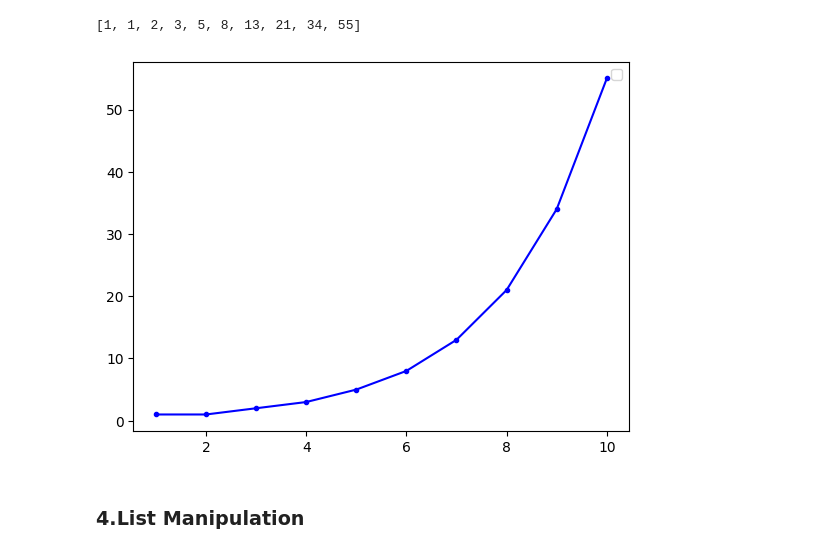
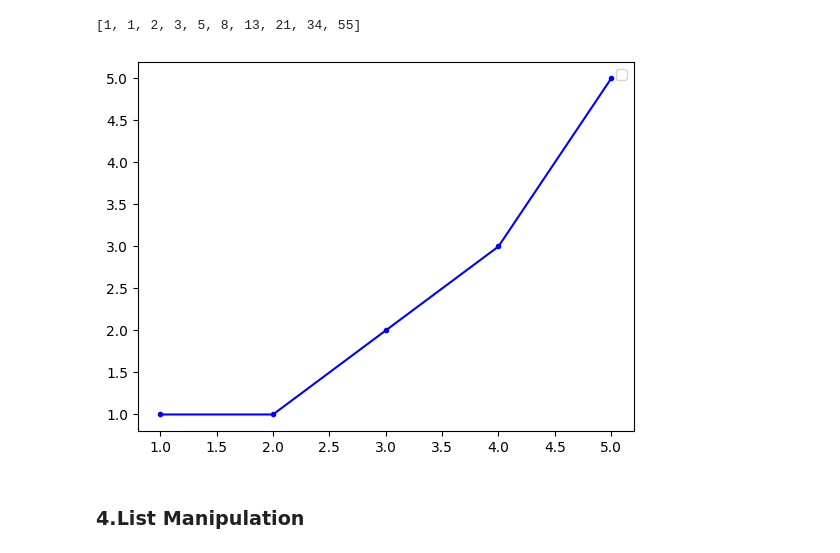
Before and after one commit to AceAryan/ES114-Prereq, a Jupyter notebook: pythonprereq.ipynb, the cells around one changed output. Saved outputs shown, nothing was run; the diff lists cells and outputs as text; code cells hidden in the pictures.

```diff
--- a/pythonprereq.ipynb
+++ b/pythonprereq.ipynb
@@ -1,10 +1,10 @@
 # %% [markdown]
 ### 1.List Operations and Basic Statistics
 # %%
-list=[]
+list1=[]
 for i in range(1,21):
-    list.append(i)
-print(list)
+    list1.append(i)
+print(list1)
 # %% [output]
 [1, 2, 3, 4, 5, 6, 7, 8, 9, 10, 11, 12, 13, 14, 15, 16, 17, 18, 19, 20]
 # %%
@@ -27,18 +27,18 @@ print(product)
 sum=0
 count=0
 for i in range(0,20):
-    sum+=list[i]
+    sum+=list1[i]
     count+=1
 mean=float(sum/count)
 print(mean)
 #  as there are 20(even) terms,
 #  we have to take the average of the middle terms
 #  to get median
-median=(list[count//2-1]+list[count//2])/2
+median=(list1[count//2-1]+list1[count//2])/2
 print(median)
 
 ssd=0
-for x in list:
+for x in list1:
     ssd+=(x-mean)**2
 standard_deviation = (ssd/(count-1))**0.5
 print(standard_deviation)
@@ -64,40 +64,38 @@ def fibonacci(n):
 n=10
 # for testing (as jupyter was not taking input)
 
-list=[]
+list1=[]
 for i in range(1,n+1):
-    list.append(fibonacci(i))
+    list1.append(fibonacci(i))
 
-print(list)
+print(list1)
 # %% [output]
 [1, 1, 2, 3, 5, 8, 13, 21, 34, 55]
 # %%
 def fibonacci(n):
     if(n==2 or n==1):
         return 1
     return fibonacci(n-1)+fibonacci(n-2)
 
-# n=int(input("enter number here: "))
-n=10
-# for testing (as jupyter was not taking input)
+n=int(input("enter number here: "))
 
-list=[]
+list1=[]
 for i in range(1,n+1):
-    list.append(fibonacci(i))
+    list1.append(fibonacci(i))
 
 import pandas as pd
 import numpy as np
 import matplotlib.pyplot as plt
-plt.plot([i for i in range(1,n+1)],list,'b.-')
+plt.plot([i for i in range(1,n+1)],list1,'b.-')
 plt.xlabel=('i')
 plt.ylabel=('fib(i)')
 plt.title=('Fibonacci Sequence')
 plt.legend()
 plt.show()
 
 # graph labels to be resolved
 # %% [output]
-[figure, old version]
+[figure, new version]
 # %% [markdown]
 ### 4.List Manipulation
 # %%
```
Also changed, not shown: parts of 28 cells of this notebook, 1 other file.
